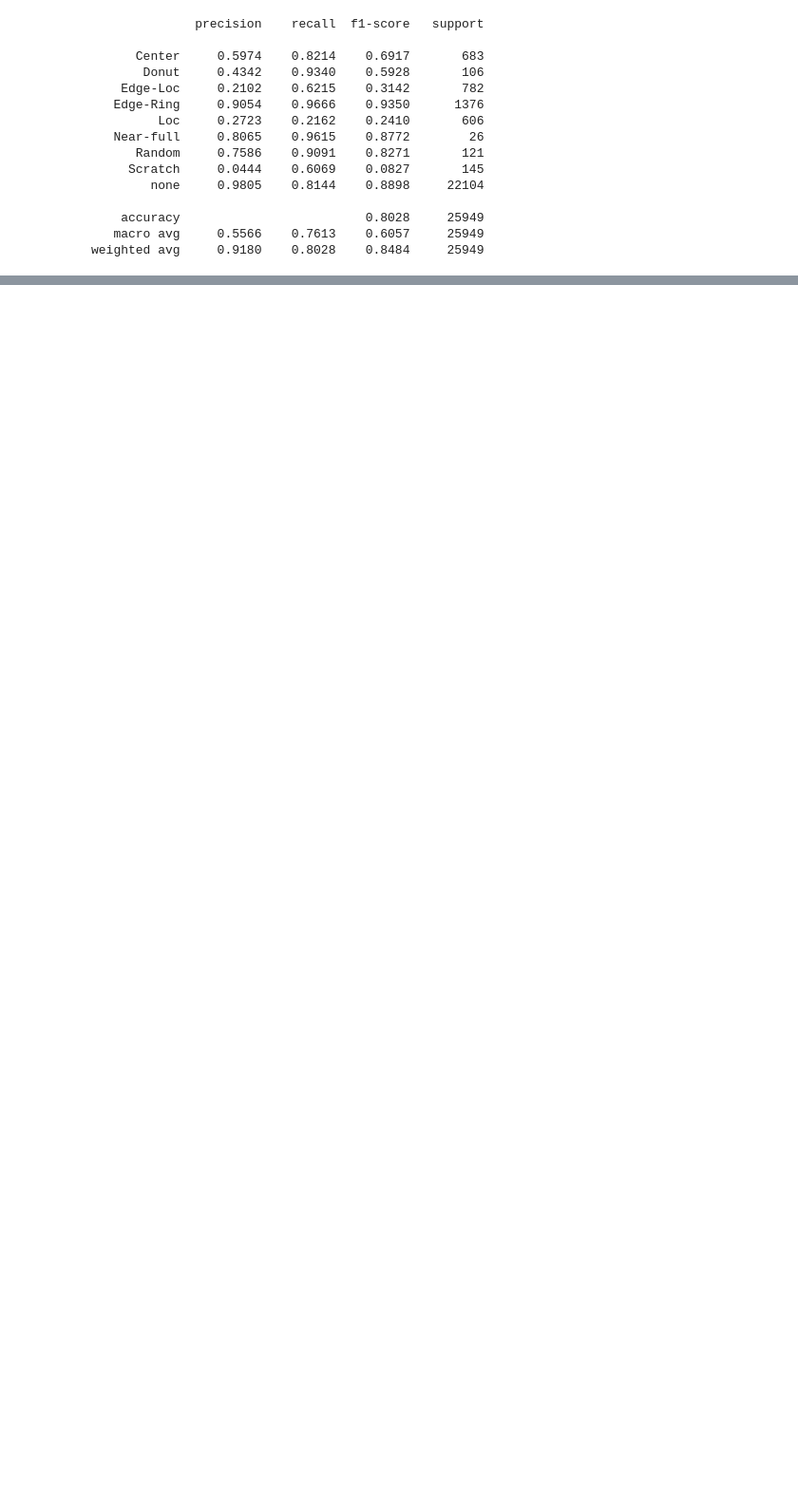
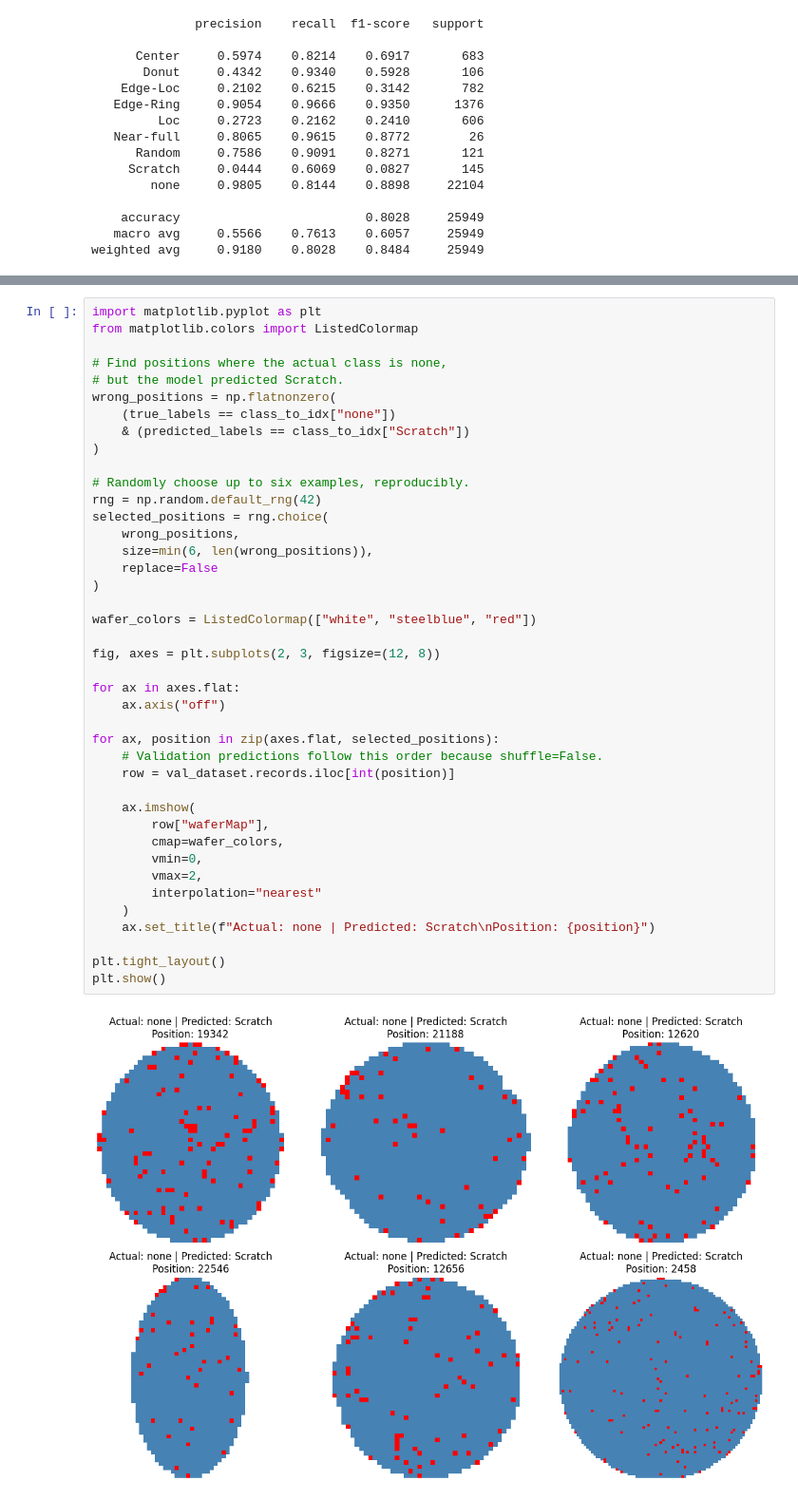
Before and after one commit to DTeklehaymanot/wafer_defect_classification, a Jupyter notebook: wafer_defect_classification.ipynb, the cells around one changed output, grey strips where cells are left out. Shown at 95% size. Cells and saved outputs as stored; diff of their text form; blank space fills up the shorter version.

```diff
--- a/wafer_defect_classification.ipynb
+++ b/wafer_defect_classification.ipynb
@@ -1714,0 +1754,43 @@ weighted avg     0.9180    0.8028    0.8484     25949
+# %%
+import matplotlib.pyplot as plt
+from matplotlib.colors import ListedColormap
+
+# Find positions where the actual class is none,
+# but the model predicted Scratch.
+wrong_positions = np.flatnonzero(
+    (true_labels == class_to_idx["none"])
+    & (predicted_labels == class_to_idx["Scratch"])
+)
+
+# Randomly choose up to six examples, reproducibly.
+rng = np.random.default_rng(42)
+selected_positions = rng.choice(
+    wrong_positions,
+    size=min(6, len(wrong_positions)),
+    replace=False
+)
+
+wafer_colors = ListedColormap(["white", "steelblue", "red"])
+
+fig, axes = plt.subplots(2, 3, figsize=(12, 8))
+
+for ax in axes.flat:
+    ax.axis("off")
+
+for ax, position in zip(axes.flat, selected_positions):
+    # Validation predictions follow this order because shuffle=False.
+    row = val_dataset.records.iloc[int(position)]
+
+    ax.imshow(
+        row["waferMap"],
+        cmap=wafer_colors,
+        vmin=0,
+        vmax=2,
+        interpolation="nearest"
+    )
+    ax.set_title(f"Actual: none | Predicted: Scratch\nPosition: {position}")
+
+plt.tight_layout()
+plt.show()
+# %% [output]
+[figure, added]
```
Also changed, not shown: parts of 6 cells of this notebook.
